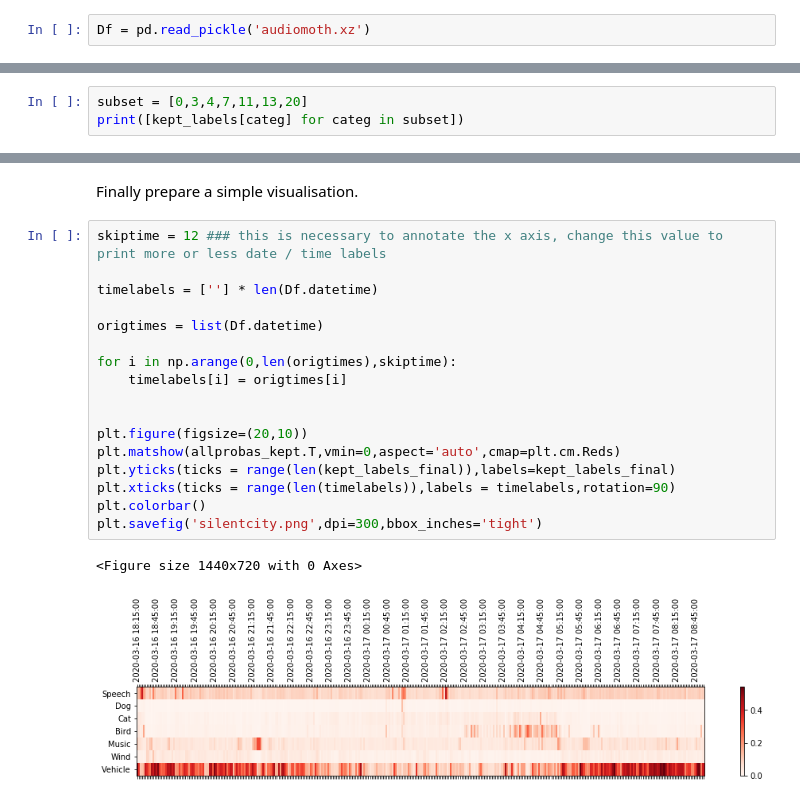
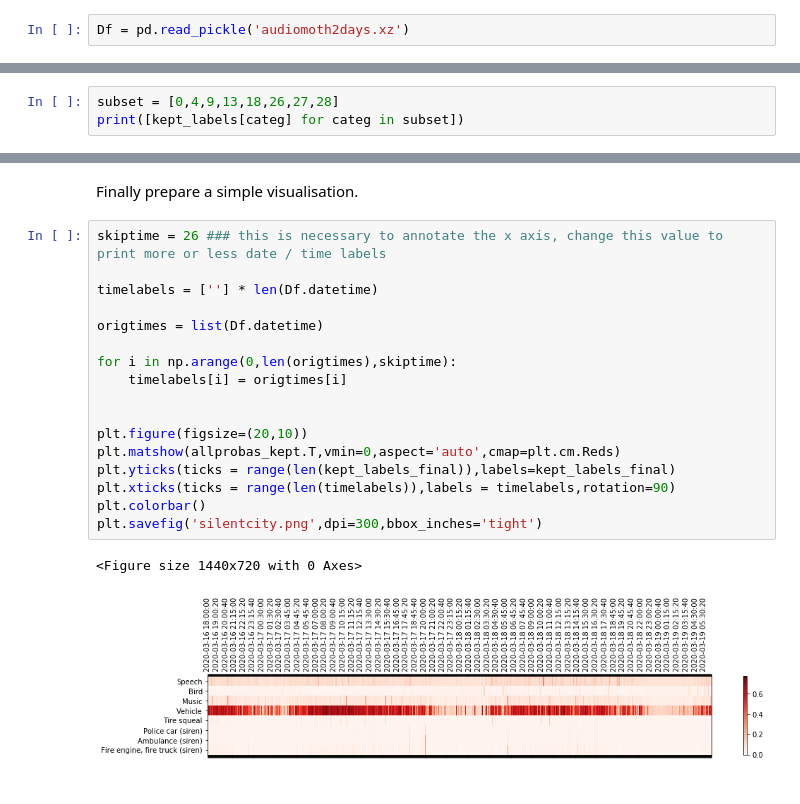
Before and after one commit to npaj/SilentCities, a Jupyter notebook: Analysis.ipynb, the cells around one changed output, grey strips where cells are left out. Cells and saved outputs as stored; diff of their text form.

```diff
--- a/Analysis.ipynb
+++ b/Analysis.ipynb
@@ -12,7 +12,7 @@ from matplotlib import pyplot as plt
 # %% [markdown]
 Read dataframe
 # %%
-Df = pd.read_pickle('audiomoth.xz')
+Df = pd.read_pickle('audiomoth2days.xz')
 # %% [markdown]
 Gather the probas and find the categories for which the maximum through the night is more than a certain proba threshold
 # %%
@@ -51,6 +51,6 @@ kept_labels
 # %% [markdown]
 Now manually filter this list to visualize only a few of them
 # %%
-subset = [0,3,4,7,11,13,20]
+subset = [0,4,9,13,18,26,27,28]
 print([kept_labels[categ] for categ in subset])
 # %% [output]
@@ -63,22 +63,22 @@ allprobas_kept = allprobas[:,ind_labels_final].squeeze()
 # %% [markdown]
 Finally prepare a simple visualisation.
 # %%
-skiptime = 12 ### this is necessary to annotate the x axis, change this value to print more or less date / time labels
+skiptime = 26 ### this is necessary to annotate the x axis, change this value to print more or less date / time labels
 
 timelabels = [''] * len(Df.datetime)
 
 origtimes = list(Df.datetime)
 
 for i in np.arange(0,len(origtimes),skiptime):
     timelabels[i] = origtimes[i]
 
 
 plt.figure(figsize=(20,10))
 plt.matshow(allprobas_kept.T,vmin=0,aspect='auto',cmap=plt.cm.Reds)
 plt.yticks(ticks = range(len(kept_labels_final)),labels=kept_labels_final)
 plt.xticks(ticks = range(len(timelabels)),labels = timelabels,rotation=90)
 plt.colorbar()
 plt.savefig('silentcity.png',dpi=300,bbox_inches='tight')
 # %% [output]
 <Figure size 1440x720 with 0 Axes>
-[figure, old version]
+[figure, new version]
```
Also changed, not shown: parts of 3 cells of this notebook, 3 other files.
